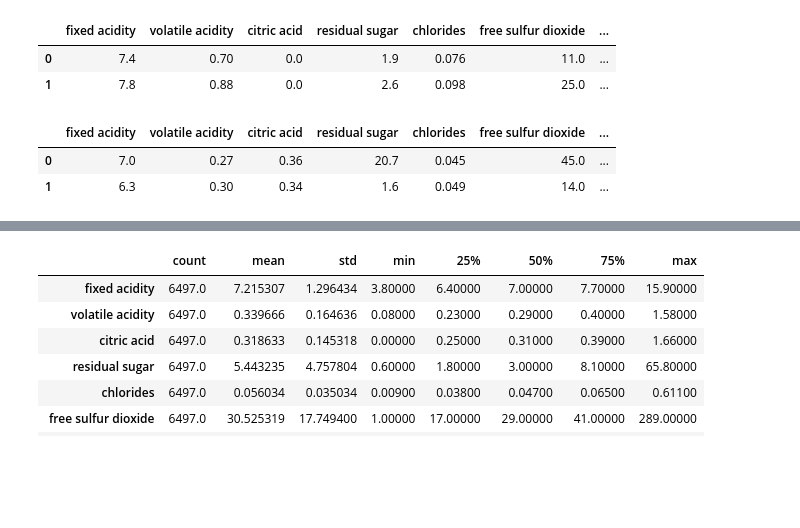
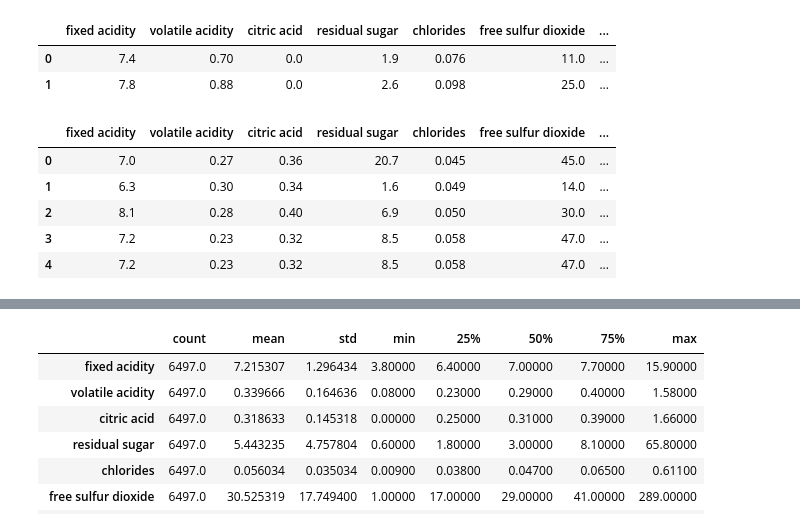
Before and after one commit to Mags-and-Smitty-Clustering-Project/group, a Jupyter notebook: project_3_workbook.ipynb, the cells around one changed output, grey strips where cells are left out. Drawn from its saved outputs; the diff is of its cells as text; code cells hidden in the pictures; blank space fills up the shorter version.

```diff
--- a/project_3_workbook-Copy1.ipynb
+++ b/project_3_workbook.ipynb
@@ -44,11 +51,15 @@ red.head(2)
 | 0 | 7.4 | 0.70 | 0.0 | 1.9 | 0.076 | 11.0 | ... |
 | 1 | 7.8 | 0.88 | 0.0 | 2.6 | 0.098 | 25.0 | ... |
 # %%
-white.head(2)
+white['color'] = 'white'
+white.head()
 # %% [output]
 |  | fixed acidity | volatile acidity | citric acid | residual sugar | chlorides | free sulfur dioxide | ... |
 | 0 | 7.0 | 0.27 | 0.36 | 20.7 | 0.045 | 45.0 | ... |
 | 1 | 6.3 | 0.30 | 0.34 | 1.6 | 0.049 | 14.0 | ... |
+| 2 | 8.1 | 0.28 | 0.40 | 6.9 | 0.050 | 30.0 | ... |
+| 3 | 7.2 | 0.23 | 0.32 | 8.5 | 0.058 | 47.0 | ... |
+| 4 | 7.2 | 0.23 | 0.32 | 8.5 | 0.058 | 47.0 | ... |
 # %%
 # shape of each df
 
```
Also changed, not shown: parts of 67 cells of this notebook, 3 other files.
